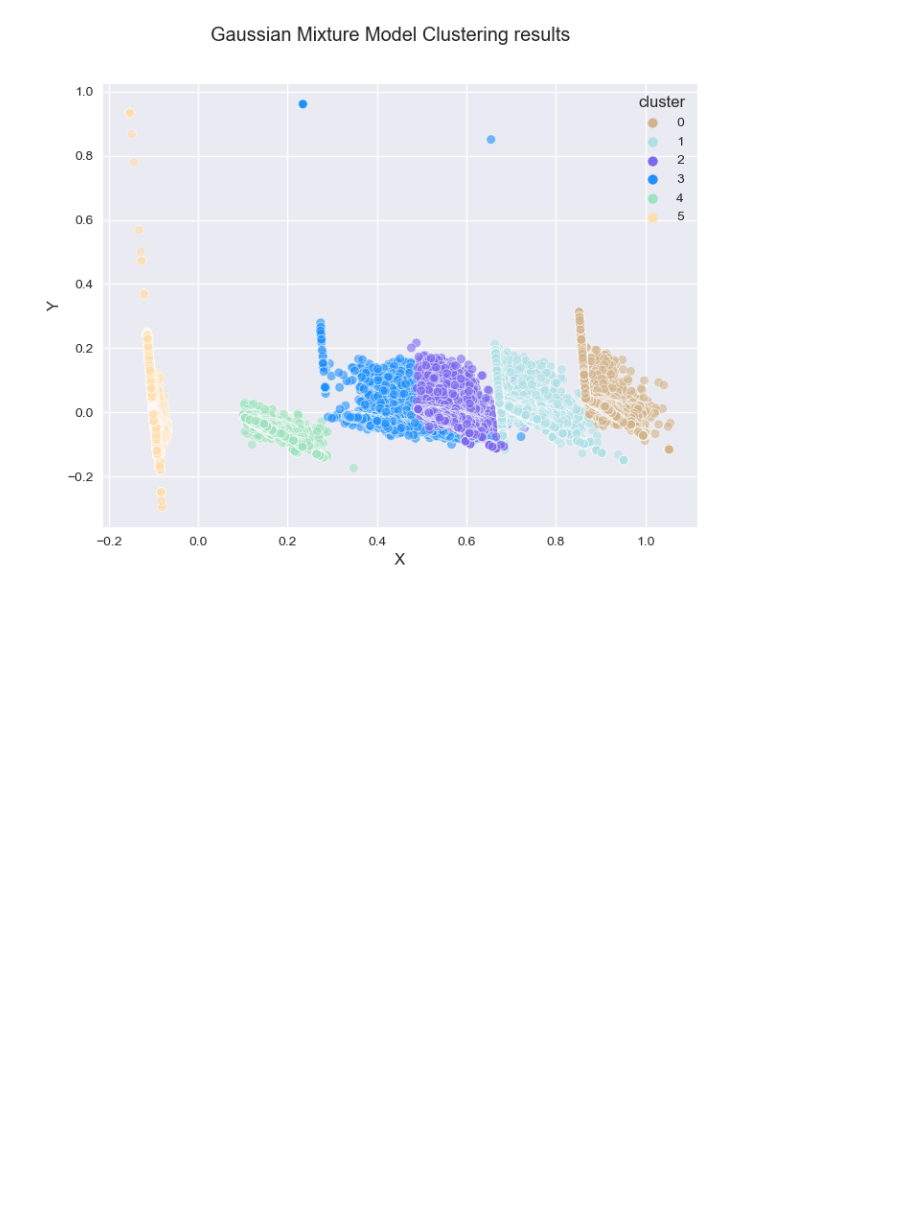
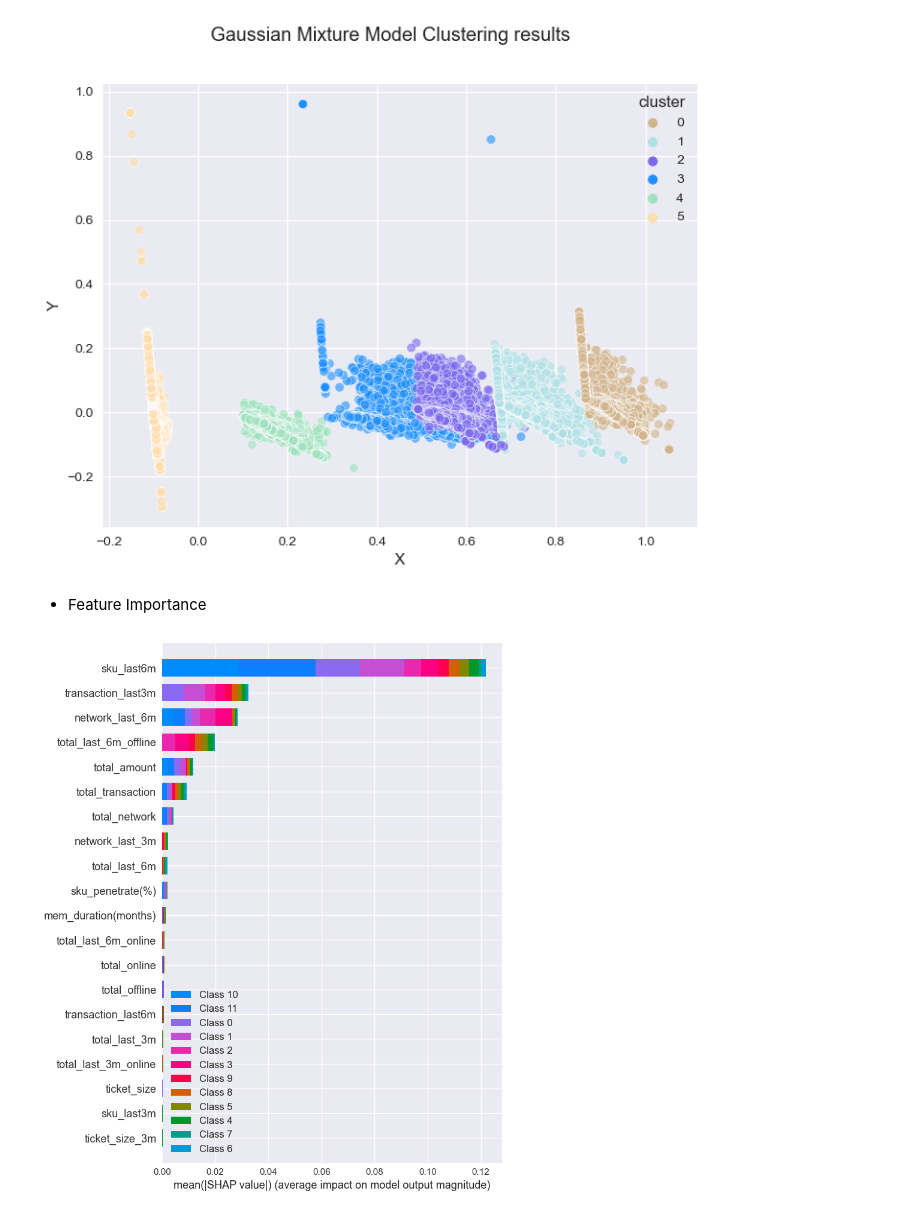
Before and after one commit to HikariJadeEmpire/AdvancedAnalytics-MADT8101, a Jupyter notebook: Week05_CustomerSegmentation/week5-Segmentation.ipynb, the cells around one changed output. Saved outputs shown, nothing was run; the diff lists cells and outputs as text; code cells hidden in the pictures; blank space fills up the shorter version.

```diff
--- a/Week05_CustomerSegmentation/week5-Segmentation.ipynb
+++ b/Week05_CustomerSegmentation/week5-Segmentation.ipynb
@@ -572,3 +539,5 @@ fig.suptitle("Gaussian Mixture Model Clustering results")
 plt.show()
 # %% [output]
 [figure]
+# %% [markdown]
+- Feature Importance
@@ -574,0 +546,33 @@ plt.show()
+# %%
+# decision tree for feature importance on a regression problem
+from sklearn.ensemble import RandomForestClassifier
+from sklearn.tree import DecisionTreeClassifier
+from sklearn.model_selection import train_test_split
+
+
+# define dataset
+X = df.drop(columns=['ent','cluster'])
+# y = df['cluster']
+
+y = pd.get_dummies(df['cluster'])
+
+X_train, X_test, y_train, y_test = train_test_split(X, y, test_size=0.33, random_state=42)
+# define the model
+# model = RandomForestClassifier()
+model = DecisionTreeClassifier()
+# fit the model
+model.fit(X, y)
+
+import shap  # package used to calculate Shap values
+
+# Create object that can calculate shap values
+explainer = shap.TreeExplainer(model)
+
+# calculate shap values. This is what we will plot.
+# Calculate shap_values for all of val_X rather than a single row, to have more data for plot.
+shap_values = explainer.shap_values(X_test)
+# %%
+# Make plot. Index of [0] is explained in text below.
+shap.summary_plot(shap_values, X_test)
+# %% [output]
+[figure, added]
```
Also changed, not shown: parts of 9 cells of this notebook.
